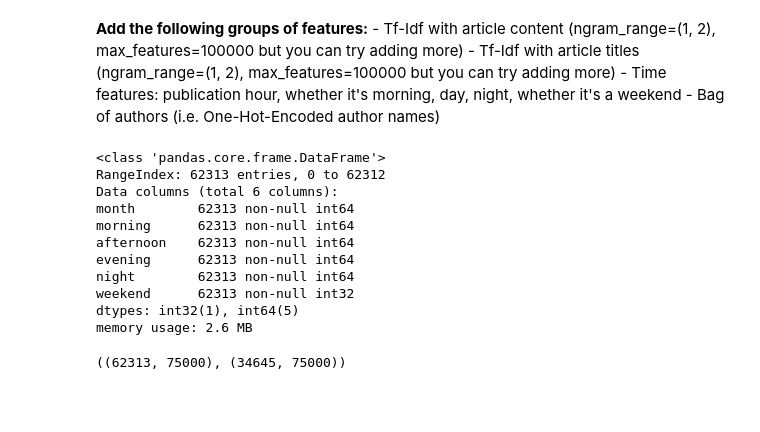
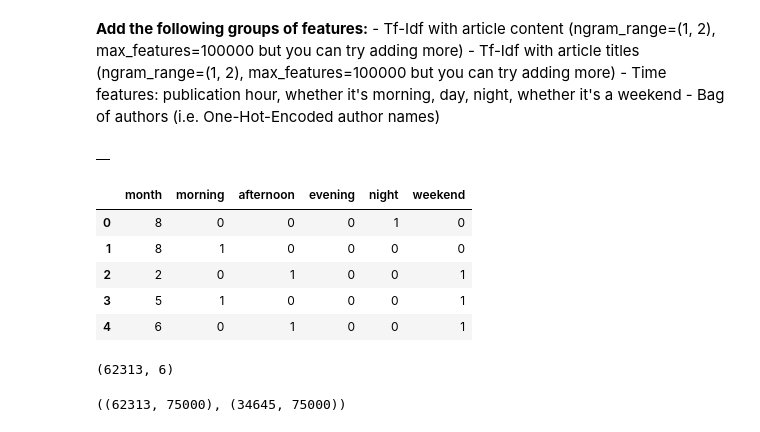
Before and after one commit to sitask/Spring2019_mlcourse.ai, a Jupyter notebook: assgn_2_medium.ipynb, the cells around one changed output. Saved outputs shown, nothing was run; the diff lists cells and outputs as text; code cells hidden in the pictures; blank space fills up the shorter version.

```diff
--- a/assgn_2_medium.ipynb
+++ b/assgn_2_medium.ipynb
@@ -172,6 +179,10 @@ extract_features_and_write(PATH_TO_DATA, 'test.json', is_train=False)
     - Tf-Idf with article titles (ngram_range=(1, 2), max_features=100000 but you can try adding more)
     - Time features: publication hour, whether it's morning, day, night, whether it's a weekend
     - Bag of authors (i.e. One-Hot-Encoded author names)
+# %%
+test_con.head()
+# %% [output]
+|  |
 # %%
 #Adding Time features: publication hour, whether it's morning, afternoon, evening, night, whether it's a weekend
 
@@ -190,20 +206,18 @@ train_time_df = train_time_df.drop(columns=['hour'])
 train_time_df = train_time_df.drop(columns = ['datetime']) #dropped since csr_matrix could not process the datetime object
 # %%
-train_time_df.info()
+train_time_df.head()
 # %% [output]
-<class 'pandas.core.frame.DataFrame'>
-RangeIndex: 62313 entries, 0 to 62312
-Data columns (total 6 columns):
-month        62313 non-null int64
-morning      62313 non-null int64
-afternoon    62313 non-null int64
-evening      62313 non-null int64
-night        62313 non-null int64
-weekend      62313 non-null int32
-dtypes: int32(1), int64(5)
-memory usage: 2.6 MB
+|  | month | morning | afternoon | evening | night | weekend |
+| 0 | 8 | 0 | 0 | 0 | 1 | 0 |
+| 1 | 8 | 1 | 0 | 0 | 0 | 0 |
+| 2 | 2 | 0 | 1 | 0 | 0 | 1 |
+| 3 | 5 | 1 | 0 | 0 | 0 | 1 |
+| 4 | 6 | 0 | 1 | 0 | 0 | 1 |
 # %%
 X_train_time_features_sparse = csr_matrix(train_time_df)
+X_train_time_features_sparse.shape
+# %% [output]
+(62313, 6)
 # %%
 from sklearn.feature_extraction.text import CountVectorizer
 cv = CountVectorizer(ngram_range=(1, 3), max_features=75000)
```
Also changed, not shown: parts of 25 cells of this notebook.
